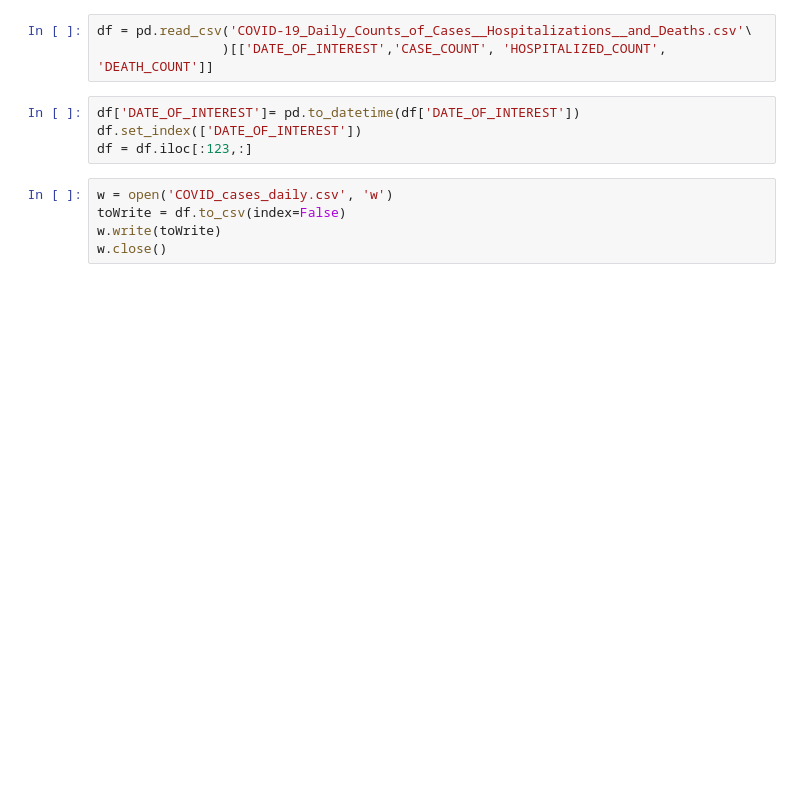
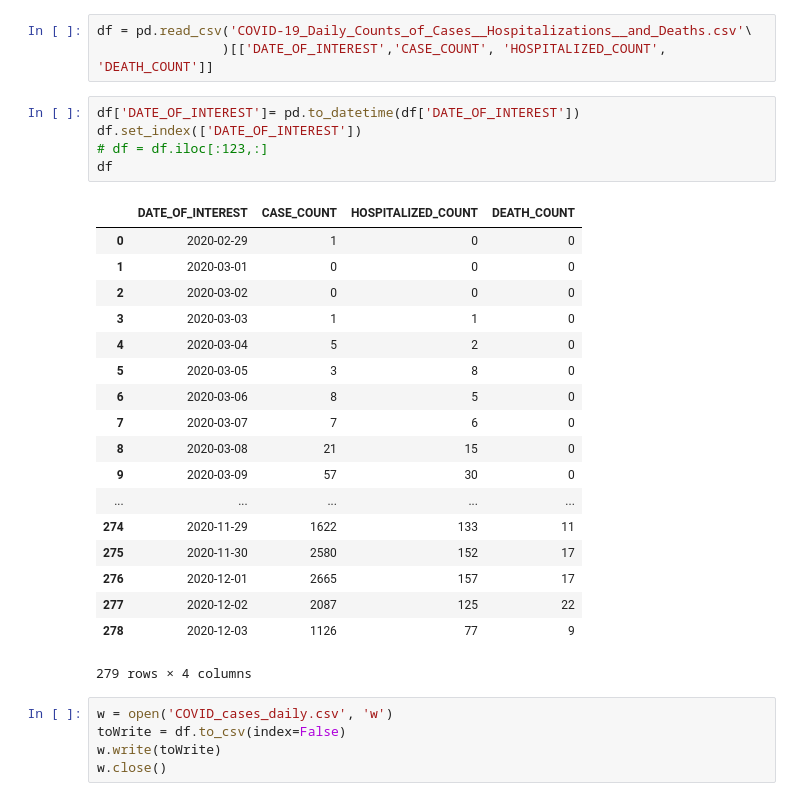
Before and after one commit to wienerjon/covid-big-data-project, a Jupyter notebook: COVID Data.ipynb, the cells around one changed output. Cells and saved outputs as stored; diff of their text form; blank space fills up the shorter version.

Commit message:
Updated Covid Tables

```diff
--- a/COVID Data.ipynb
+++ b/COVID Data.ipynb
@@ -15,7 +15,27 @@ df = pd.read_csv('COVID-19_Daily_Counts_of_Cases__Hospitalizations__and_Deaths.c
 # %%
 df['DATE_OF_INTEREST']= pd.to_datetime(df['DATE_OF_INTEREST'])
 df.set_index(['DATE_OF_INTEREST'])
-df = df.iloc[:123,:]
+# df = df.iloc[:123,:]
+df
+# %% [output]
+|  | DATE_OF_INTEREST | CASE_COUNT | HOSPITALIZED_COUNT | DEATH_COUNT |
+| 0 | 2020-02-29 | 1 | 0 | 0 |
+| 1 | 2020-03-01 | 0 | 0 | 0 |
+| 2 | 2020-03-02 | 0 | 0 | 0 |
+| 3 | 2020-03-03 | 1 | 1 | 0 |
+| 4 | 2020-03-04 | 5 | 2 | 0 |
+| 5 | 2020-03-05 | 3 | 8 | 0 |
+| 6 | 2020-03-06 | 8 | 5 | 0 |
+| 7 | 2020-03-07 | 7 | 6 | 0 |
+| 8 | 2020-03-08 | 21 | 15 | 0 |
+| 9 | 2020-03-09 | 57 | 30 | 0 |
+| ... | ... | ... | ... | ... |
+| 274 | 2020-11-29 | 1622 | 133 | 11 |
+| 275 | 2020-11-30 | 2580 | 152 | 17 |
+| 276 | 2020-12-01 | 2665 | 157 | 17 |
+| 277 | 2020-12-02 | 2087 | 125 | 22 |
+| 278 | 2020-12-03 | 1126 | 77 | 9 |
+279 rows × 4 columns
 # %%
 w = open('COVID_cases_daily.csv', 'w')
 toWrite = df.to_csv(index=False)
```
Also changed, not shown: 2 other files.
